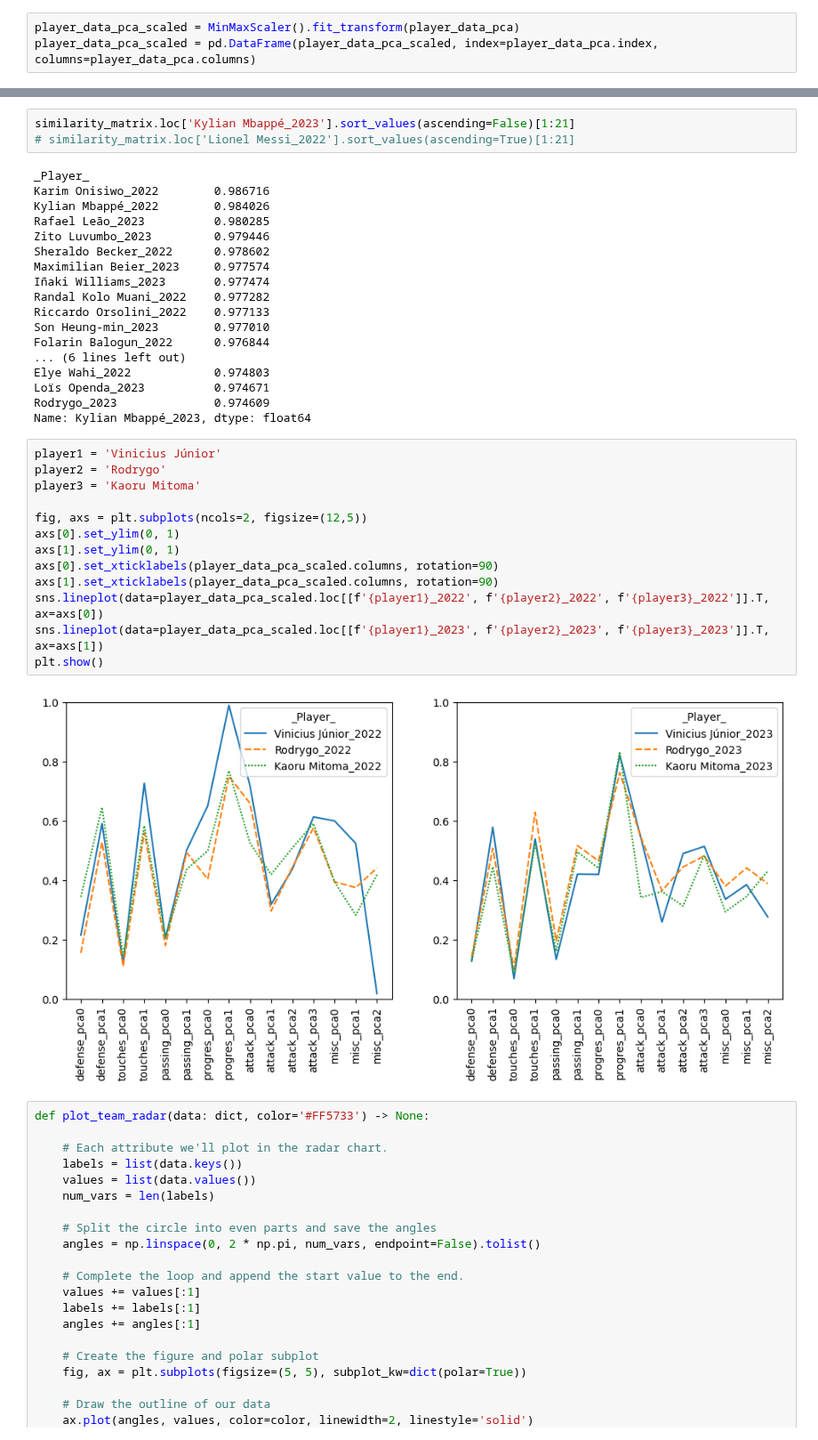
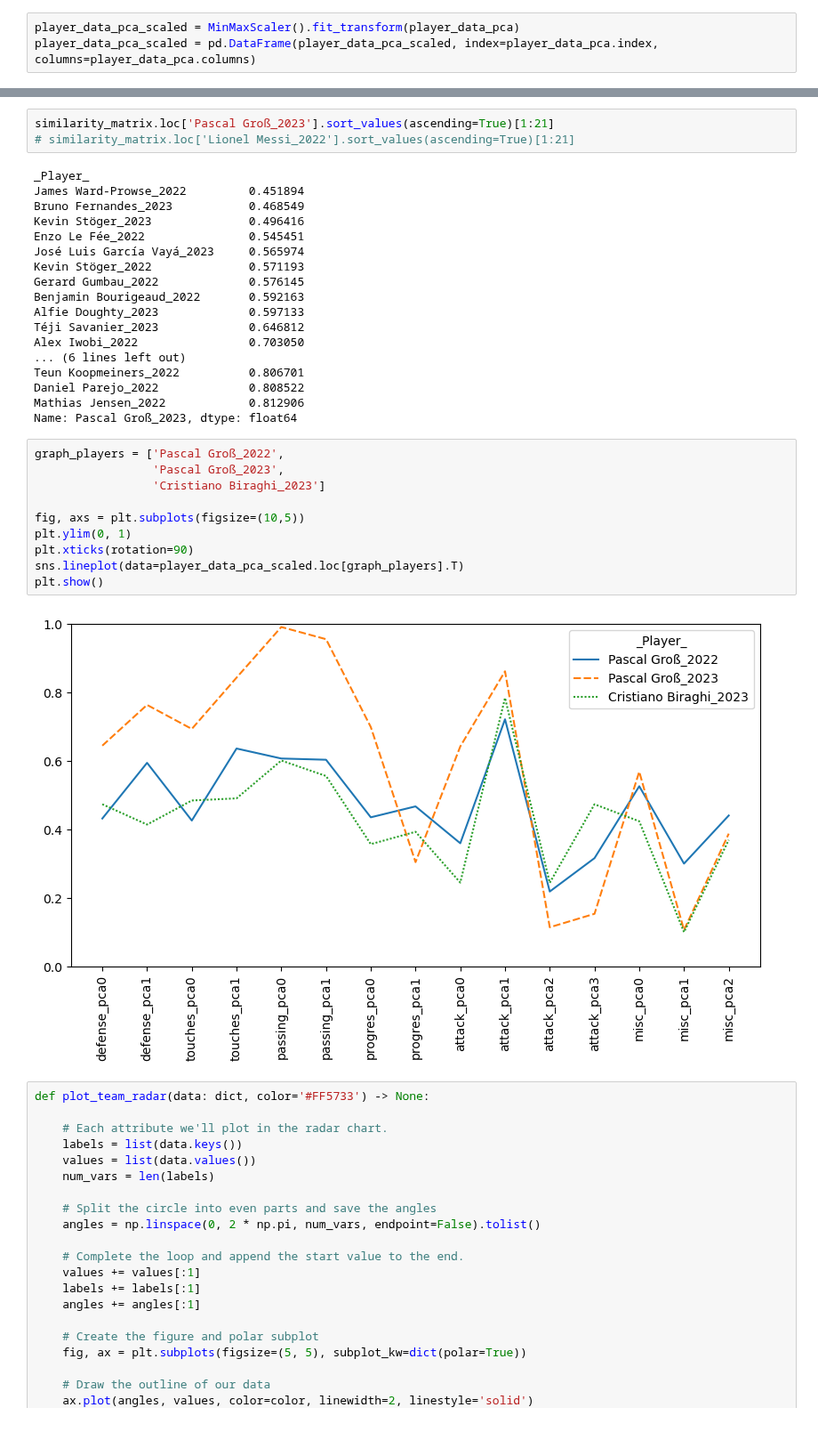
Before and after one commit to alibekk93/FM_skills_prediction, a Jupyter notebook: notebooks/03_player_similarity.ipynb, the cells around one changed output, grey strips where cells are left out. Shown at 89% size. Drawn from its saved outputs; the diff is of its cells as text.

Commit message:
switched to Euclidean distance from cosine similarity

```diff
--- a/notebooks/03_player_similarity.ipynb
+++ b/notebooks/03_player_similarity.ipynb
@@ -59,39 +59,36 @@ find_most_similar_strings('mbappe', similarity_matrix.index)
 # %%
-similarity_matrix.loc['Kylian Mbappé_2023'].sort_values(ascending=False)[1:21]
+similarity_matrix.loc['Pascal Groß_2023'].sort_values(ascending=True)[1:21]
 # similarity_matrix.loc['Lionel Messi_2022'].sort_values(ascending=True)[1:21]
 # %% [output]
 _Player_
-Karim Onisiwo_2022        0.986716
-Kylian Mbappé_2022        0.984026
-Rafael Leão_2023          0.980285
-Zito Luvumbo_2023         0.979446
-Sheraldo Becker_2022      0.978602
-Maximilian Beier_2023     0.977574
-Iñaki Williams_2023       0.977474
-Randal Kolo Muani_2022    0.977282
-Riccardo Orsolini_2022    0.977133
-Son Heung-min_2023        0.977010
-Folarin Balogun_2022      0.976844
+James Ward-Prowse_2022         0.451894
+Bruno Fernandes_2023           0.468549
+Kevin Stöger_2023              0.496416
+Enzo Le Fée_2022               0.545451
+José Luis García Vayá_2023     0.565974
+Kevin Stöger_2022              0.571193
+Gerard Gumbau_2022             0.576145
+Benjamin Bourigeaud_2022       0.592163
+Alfie Doughty_2023             0.597133
+Téji Savanier_2023             0.646812
+Alex Iwobi_2022                0.703050
 ... (6 lines left out)
-Elye Wahi_2022            0.974803
-Loïs Openda_2023          0.974671
-Rodrygo_2023              0.974609
-Name: Kylian Mbappé_2023, dtype: float64
+Teun Koopmeiners_2022          0.806701
+Daniel Parejo_2022             0.808522
+Mathias Jensen_2022            0.812906
+Name: Pascal Groß_2023, dtype: float64
-# %%
-player1 = 'Vinicius Júnior'
-player2 = 'Rodrygo'
-player3 = 'Kaoru Mitoma'
-
-fig, axs = plt.subplots(ncols=2, figsize=(12,5))
-axs[0].set_ylim(0, 1)
-axs[1].set_ylim(0, 1)
-axs[0].set_xticklabels(player_data_pca_scaled.columns, rotation=90)
-axs[1].set_xticklabels(player_data_pca_scaled.columns, rotation=90)
-sns.lineplot(data=player_data_pca_scaled.loc[[f'{player1}_2022', f'{player2}_2022', f'{player3}_2022']].T, ax=axs[0])
-sns.lineplot(data=player_data_pca_scaled.loc[[f'{player1}_2023', f'{player2}_2023', f'{player3}_2023']].T, ax=axs[1])
-plt.show()
-# %% [output]
-[figure, removed]
+# %%
+graph_players = ['Pascal Groß_2022',
+                 'Pascal Groß_2023',
+                 'Cristiano Biraghi_2023']
+
+fig, axs = plt.subplots(figsize=(10,5))
+plt.ylim(0, 1)
+plt.xticks(rotation=90)
+sns.lineplot(data=player_data_pca_scaled.loc[graph_players].T)
+plt.show()
+# %% [output]
+[figure, added]
 # %%
 def plot_team_radar(data: dict, color='#FF5733') -> None:
 
```
Also changed, not shown: parts of 3 cells of this notebook.
